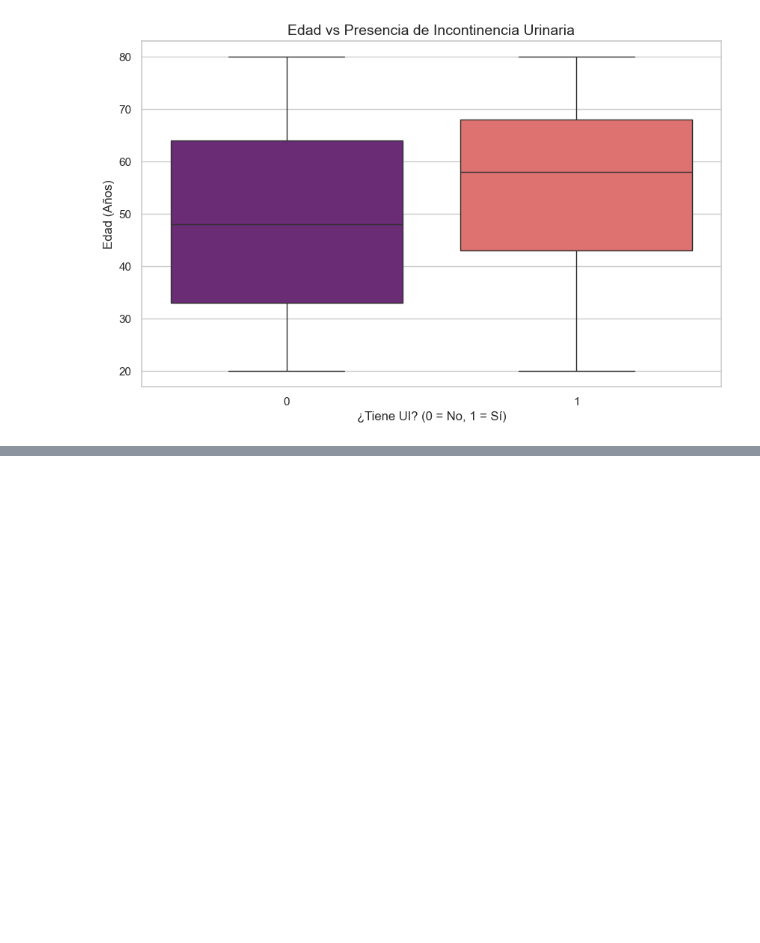
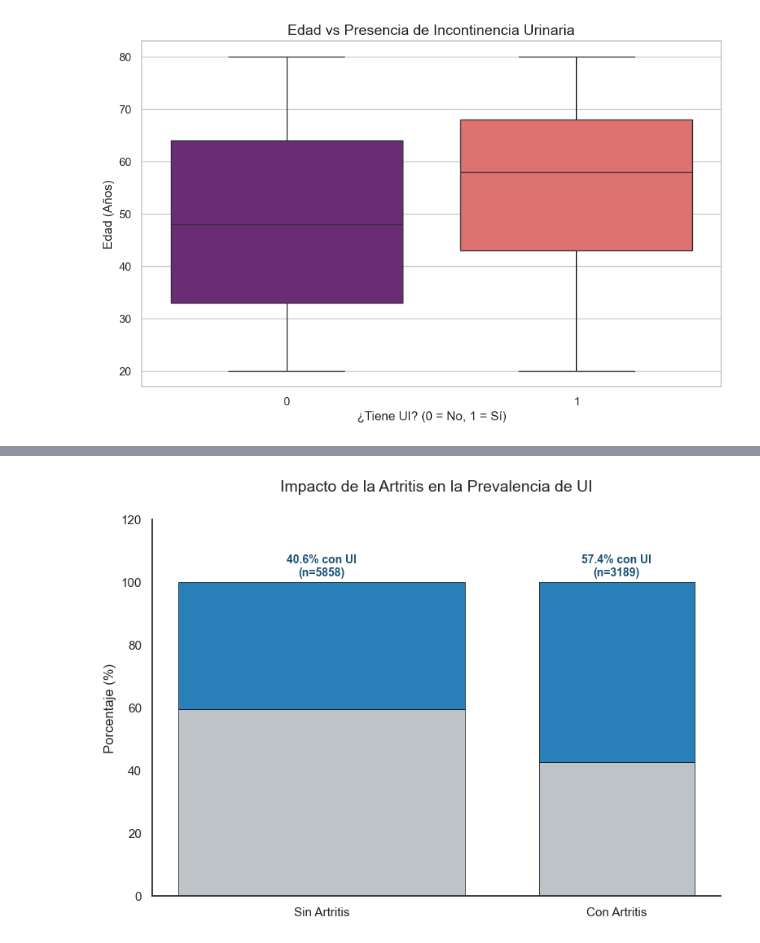
Before and after one commit to Bootcamp-IA-P6/Proyecto7_Equipo3_Multiclase, a Jupyter notebook: notebooks/modeling/notebook_isa.ipynb, the cells around one changed output, grey strips where cells are left out. Saved outputs shown, nothing was run; the diff lists cells and outputs as text; code cells hidden in the pictures; blank space fills up the shorter version.

```diff
--- a/notebooks/modeling/notebook_isa.ipynb
+++ b/notebooks/modeling/notebook_isa.ipynb
@@ -187,0 +302,35 @@ Passing `palette` without assigning `hue` is deprecated and will be removed in v
+# %%
+# 1. Preparación de datos y mapeo de categorías
+# El diccionario de NHANES indica: 1=Sí, 2=No. Se excluyen otros valores para mayor claridad.
+df_artritis = df_clean[df_clean['dx_artritis'].isin([1, 2])].copy()
+nombres_artritis = {1.0: 'Con Artritis', 2.0: 'Sin Artritis'}
+df_artritis['estado_artritis'] = df_artritis['dx_artritis'].map(nombres_artritis)
+
+# 2. Cálculo de proporciones y tamaños de muestra
+tabla_artritis = pd.crosstab(df_artritis['estado_artritis'], df_artritis['target_tiene_ui'], normalize='index') * 100
+conteos_artritis = df_artritis['estado_artritis'].value_counts().reindex(['Sin Artritis', 'Con Artritis'])
+anchos_artritis = (conteos_artritis / conteos_artritis.sum()) * 1.5
+
+# 3. Visualización con anchos proporcionales y etiquetas de volumen (n)
+posiciones = [0, 1]
+plt.figure(figsize=(9, 6))
+
+for i, estado in enumerate(['Sin Artritis', 'Con Artritis']):
+    datos = tabla_artritis.loc[estado]
+    ancho = anchos_artritis[estado]
+
+    plt.bar(posiciones[i], datos[0], width=ancho, color='#BDC3C7', edgecolor='black', linewidth=0.5)
+    plt.bar(posiciones[i], datos[1], width=ancho, bottom=datos[0], color='#2980B9', edgecolor='black', linewidth=0.5) # Azul para variar
+
+    total_n = conteos_artritis[estado]
+    plt.text(posiciones[i], 102, f"{datos[1]:.1f}% con UI\n(n={total_n})",
+             ha='center', fontweight='bold', color='#1A5276', fontsize=10)
+
+plt.title('Impacto de la Artritis en la Prevalencia de UI', fontsize=14, pad=25)
+plt.xticks(posiciones, ['Sin Artritis', 'Con Artritis'])
+plt.ylabel('Porcentaje (%)')
+plt.ylim(0, 120)
+sns.despine()
+plt.show()
+# %% [output]
+[figure, added]
```
Also changed, not shown: parts of 12 cells of this notebook, 1 other file.
